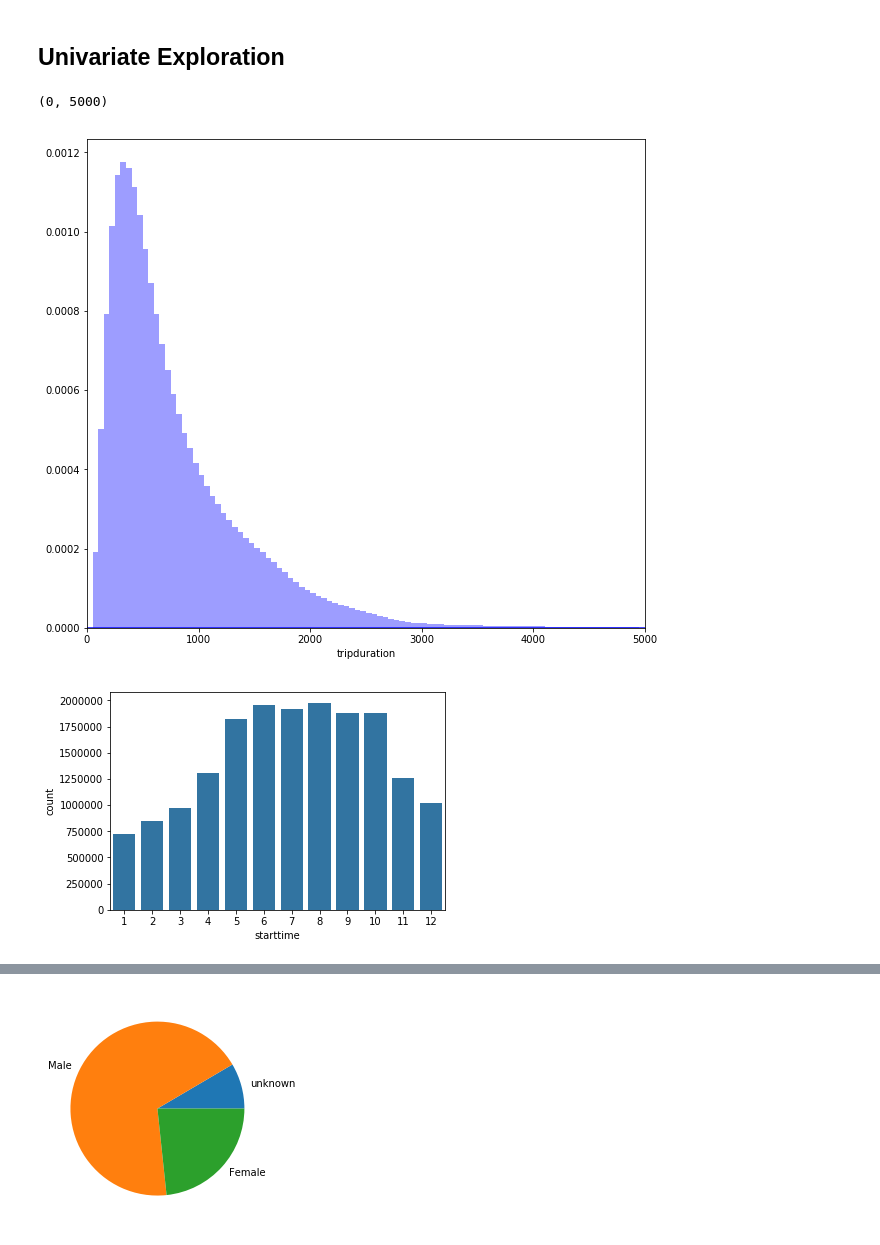
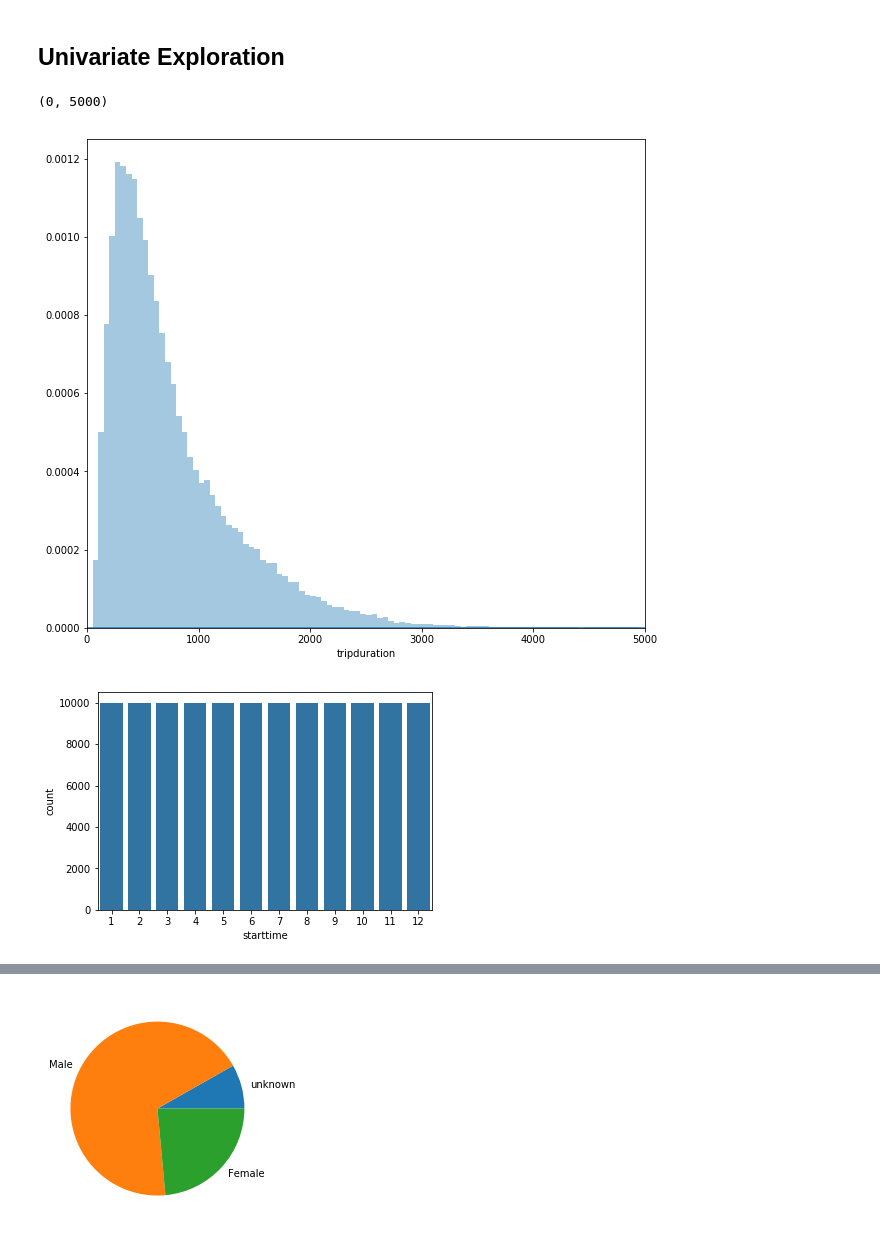
Before and after one commit to yousef5664/CityBike, a Jupyter notebook: exploration.ipynb, the cells around one changed output, grey strips where cells are left out. Drawn from its saved outputs; the diff is of its cells as text; code cells hidden in the pictures.

```diff
--- a/exploration.ipynb
+++ b/exploration.ipynb
@@ -9,6 +9,8 @@ import glob
 # %%
 files = glob.glob('data/*.csv')
 df = pd.DataFrame()
+columns = ['tripduration', 'starttime', 'start station id', 'end station id',
+           'bikeid', 'usertype', 'birth year', 'gender']
 for file in files:
-    df_tmp = pd.read_csv(file)
+    df_tmp = pd.read_csv(file, usecols=columns , nrows=1e4)
     df = pd.concat([df, df_tmp])
@@ -47,15 +67,15 @@ base_color = sns.color_palette()[0]
 # %%
 plt.figure(figsize=(10,9))
 bins = np.arange(0, 5000, 50)
-sns.distplot(df.tripduration, bins=bins, color='#0B0BFF');
+sns.distplot(df.tripduration, bins=bins, color=base_color);
 plt.xlim(0,5000)
 # %% [output]
 (0, 5000)
-[figure, old version]
+[figure, new version]
 # %%
 sns.countplot(df.starttime.dt.month, color=base_color);
 # %% [output]
-[figure, old version]
+[figure, new version]
 # %%
 fig, ax = plt.subplots(nrows=2, ncols=1, figsize=(14,12))
 
```
Also changed, not shown: parts of 12 cells of this notebook.
